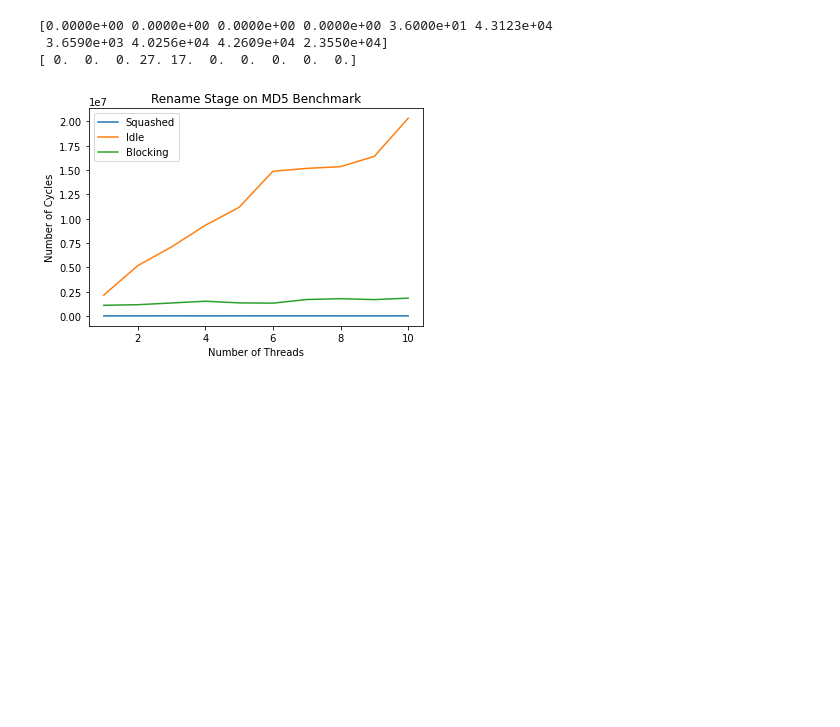
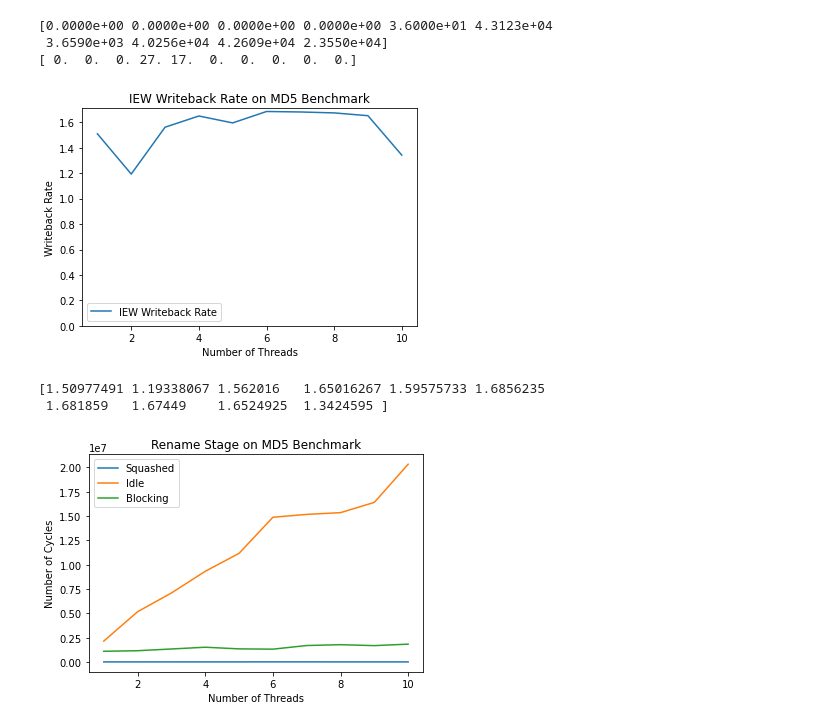
Before and after one commit to ishitachaturvedi/gem5-SHADOW, a Jupyter notebook: sweepMD5.ipynb, the cells around one changed output. Saved outputs shown, nothing was run; the diff lists cells and outputs as text; code cells hidden in the pictures; blank space fills up the shorter version.

```diff
--- a/sweepMD5.ipynb
+++ b/sweepMD5.ipynb
@@ -697,6 +753,20 @@ print(iew_lsqFullEvents)
 [0.0000e+00 0.0000e+00 0.0000e+00 0.0000e+00 3.6000e+01 4.3123e+04
  3.6590e+03 4.0256e+04 4.2609e+04 2.3550e+04]
 [ 0.  0.  0. 27. 17.  0.  0.  0.  0.  0.]
+# %%
+plt.plot(xpoints, iew_wbRate, label = "IEW Writeback Rate")
+plt.title("IEW Writeback Rate on MD5 Benchmark")
+plt.xlabel("Number of Threads")
+plt.ylabel("Writeback Rate")
+plt.ylim(ymin=0)
+plt.legend()
+plt.savefig('graphs/iewwb_fig.png')
+plt.show()
+print (iew_wbRate)
+# %% [output]
+[figure, added]
+[1.50977491 1.19338067 1.562016   1.65016267 1.59575733 1.6856235
+ 1.681859   1.67449    1.6524925  1.3424595 ]
 # %%
 plt.plot(xpoints, rename_squashCycles, label = "Squashed")
 plt.plot(xpoints, rename_idleCycles, label = "Idle")
```
Also changed, not shown: parts of 9 cells of this notebook.
